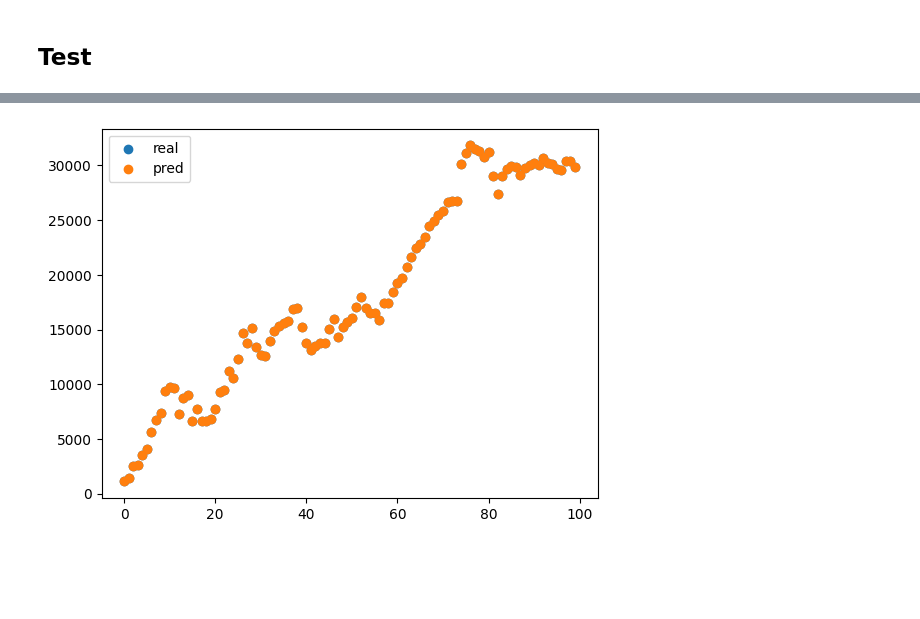
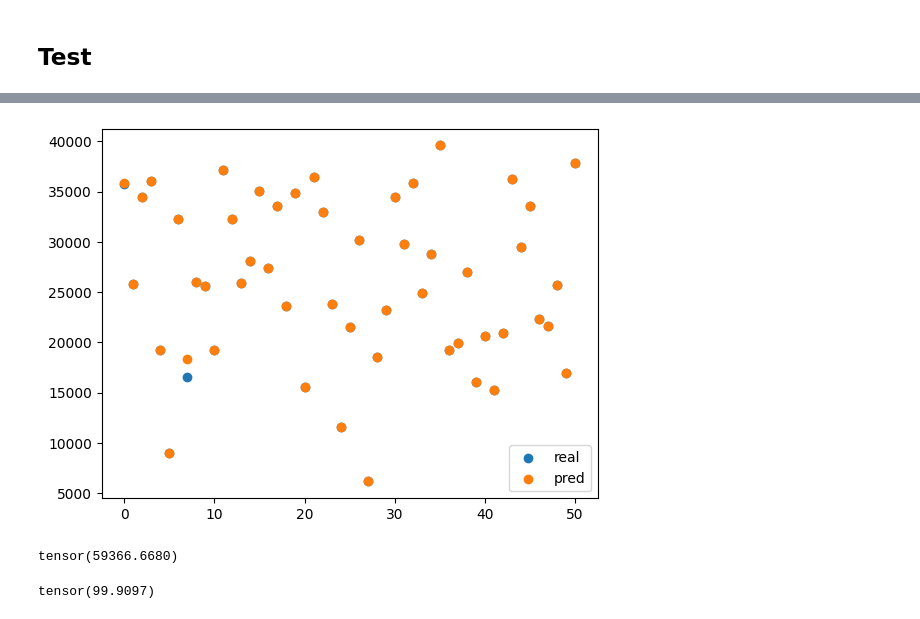
Before and after one commit to JoeyShapiro/GPT-Scratch-TimeSeries, a Jupyter notebook: gpt-timeseries.ipynb, the cells around one changed output, grey strips where cells are left out. Cells and saved outputs as stored; diff of their text form; code cells hidden in the pictures; blank space fills up the shorter version.

```diff
--- a/gpt-timeseries.ipynb
+++ b/gpt-timeseries.ipynb
@@ -198,7 +198,7 @@ class GPTDataset(Dataset):
             max_length = window
 
         dataset = []
-        df = pd.read_csv('exchange_rate.txt', header=None)
+        df = pd.read_csv('ETTh1-clean.csv', header=None)
         df = df.dropna() # i think axis=1 drops columns
         # drop any columns with str
         df = df.drop(df.select_dtypes(['object']), axis=1)
@@ -384,0 +381,11 @@ samples: 471
+# %%
+dataset = GPTDataset(window=block_size)
+
+# split the dataset in train and validation set
+torch.manual_seed(42)
+train_size = int(0.9 * len(dataset))
+eval_size = len(dataset) - train_size
+train_dataset, eval_dataset = torch.utils.data.random_split(dataset, [train_size, eval_size])
+
+print('train size:', len(train_dataset))
+print('eval size:', len(eval_dataset))
@@ -563,31 +586,44 @@ min: 1108.0, max: 1108.0, mean: 1108.0, std: 0.0
 # %%
 # create scatter plot
 n = 100
 m = 1
 
-if n >= len(test_dataset)-1:
-    n = len(test_dataset)-1
+if n >= len(eval_dataset)-1:
+    n = len(eval_dataset)-1
 
 # not sure how to line up the real and pred when using different size. so i will just change dataset size
 real = torch.zeros(n)
 pred = torch.zeros(n)
 
 pbar = tqdm(range(0, n, m), total=n)
 for i in pbar:
     output = model_for_trainer.generate(
-        test_dataset[i]['input_ids'][:block_size].unsqueeze(0),
+        eval_dataset[i]['input_ids'][:block_size].unsqueeze(0),
         max_new_tokens=1,
     )
 
     for j in range(m): # -1
-        real[i+j] = test_dataset[i]['labels'][-1]
+        real[i+j] = eval_dataset[i]['labels'][-1]
         pred[i+j] = output[j][-1].cpu() # have to do this to get the value
     pbar.update(m)
 
 # create scatter plot
 plt.scatter(range(n), real, label='real')
 plt.scatter(range(n), pred, label='pred')
 plt.legend()
 plt.show()
 # %% [output]
-[figure, old version]
+[figure, new version]
+# %%
+mse = torch.mean((real - pred) ** 2)
+print(mse)
+# %% [output]
+tensor(59366.6680)
+# %%
+# sim percent
+max_diff = torch.max(torch.abs(real))  # Maximum possible difference
+mae = torch.mean(torch.abs(real - pred))
+
+print(100 * (1 - mae/max_diff))
+# %% [output]
+tensor(99.9097)
```
Also changed, not shown: parts of 5 cells of this notebook, 1 other file.
